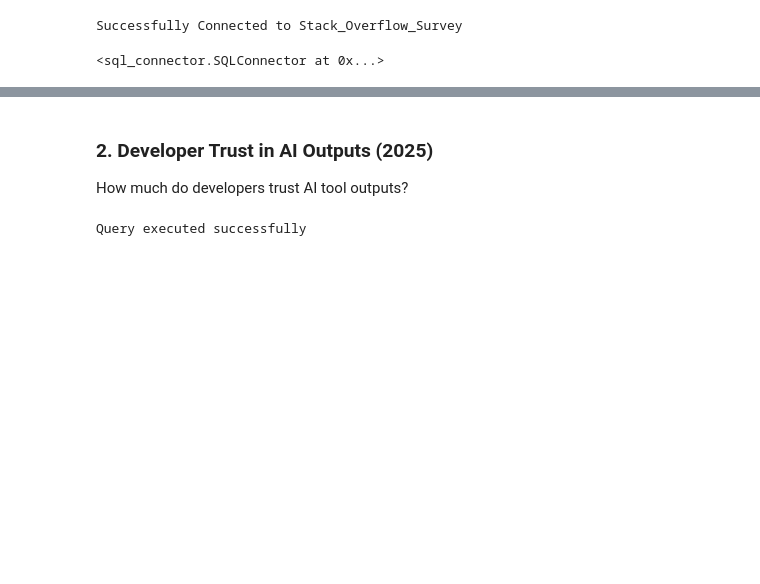
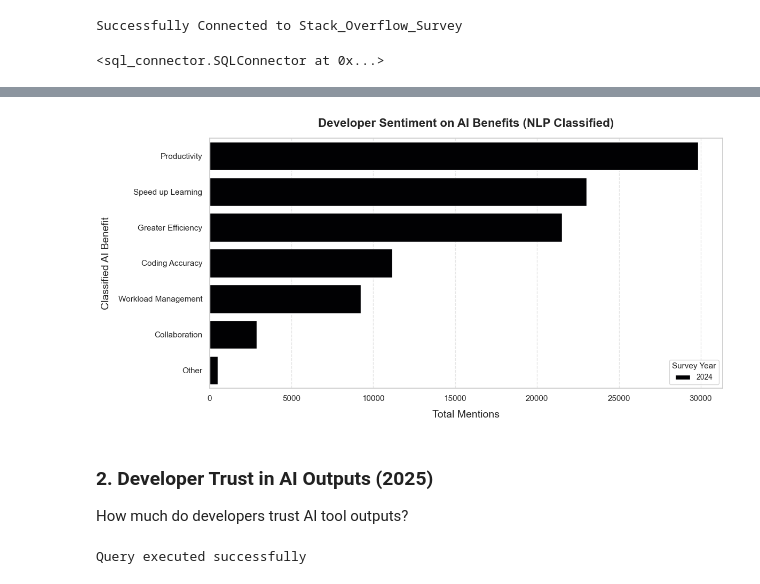
Before and after one commit to AyushRawat-ghost/Stack-Over-Flow-Survey-Data-Engineering-Project, a Jupyter notebook: Exploratory Data Analysis/05_ai_adoption_and_sentiment.ipynb, the cells around one changed output, grey strips where cells are left out. Cells and saved outputs as stored; diff of their text form; code cells hidden in the pictures; blank space fills up the shorter version.

```diff
--- a/Exploratory Data Analysis/05_ai_adoption_and_sentiment.ipynb
+++ b/Exploratory Data Analysis/05_ai_adoption_and_sentiment.ipynb
@@ -72,0 +47,84 @@ Query executed successfully
+# %%
+ai_query = """
+SELECT
+    YEAR(SurveyYear) AS Year,
+    AIBen AS AI_Benefit_Sentiment,
+    COUNT(*) AS Count
+FROM Gold.Fact_Survey
+WHERE AIBen IS NOT NULL AND AIBen <> '' AND AIBen <> 'Unknown' and YEAR(SurveyYear)=2024
+GROUP BY YEAR(SurveyYear), AIBen;
+"""
+
+df_ai = db.read_query(ai_query)
+
+if df_ai is not None and not df_ai.empty:
+    df_chart = df_ai.copy()
+
+    labels = [
+        'Greater efficiency',
+        'Speed up learning',
+        'Improve accuracy in coding',
+        'Make workload more manageable',
+        'Increase productivity',
+        'Improve collaboration'
+    ]
+
+    unique_responses = df_chart['AI_Benefit_Sentiment'].unique()
+    corpus = list(unique_responses) + labels
+
+    vectorizer = TfidfVectorizer()
+    tfidf_matrix = vectorizer.fit_transform(corpus).toarray()
+
+    response_vectors = tfidf_matrix[:len(unique_responses)]
+    label_vectors = tfidf_matrix[len(unique_responses):]
+
+    mapping_dict = {}
+    for i, res_vec in enumerate(response_vectors):
+        matched_labels = []
+        for j, lbl_vec in enumerate(label_vectors):
+            score = 1 - cosine(res_vec, lbl_vec)
+            if score > 0.3:
+                matched_labels.append(labels[j])
+        mapping_dict[unique_responses[i]] = matched_labels if matched_labels else ['Other']
+
+    df_chart['Classified_Labels'] = df_chart['AI_Benefit_Sentiment'].map(mapping_dict)
+    df_exploded = df_chart.explode('Classified_Labels')
+
+    short_label_mapping = {
+        'Greater efficiency': 'Greater Efficiency',
+        'Speed up learning': 'Speed up Learning',
+        'Improve accuracy in coding': 'Coding Accuracy',
+        'Make workload more manageable': 'Workload Management',
+        'Increase productivity': 'Productivity',
+        'Improve collaboration': 'Collaboration',
+        'Other': 'Other'
+    }
+    df_exploded['Classified_Labels'] = df_exploded['Classified_Labels'].map(short_label_mapping)
+
+    df_exploded['Total_Count'] = df_exploded['Count']
+    df_grouped = df_exploded.groupby(['Year', 'Classified_Labels'])['Total_Count'].sum().reset_index()
+    df_grouped = df_grouped.sort_values(by='Total_Count', ascending=False)
+
+    plt.figure(figsize=(12, 6))
+    ax = sns.barplot(
+        data=df_grouped,
+        x='Total_Count',
+        y='Classified_Labels',
+        hue='Year',
+        palette='magma'
+    )
+
+    plt.title('Developer Sentiment on AI Benefits (NLP Classified)', fontsize=16, fontweight='bold', pad=15)
+    plt.xlabel('Total Mentions', fontsize=14, labelpad=10)
+    plt.ylabel('Classified AI Benefit', fontsize=14, labelpad=10)
+
+    plt.xticks(fontsize=11)
+    plt.yticks(fontsize=11)
+    plt.grid(True, axis='x', linestyle='--', alpha=0.5)
+    plt.legend(title='Survey Year', title_fontsize=11, fontsize=10)
+
+    plt.tight_layout()
+    plt.show()
+else:
+    print("No data available.")
+# %% [output]
@@ -73,3 +132,4 @@ Query executed successfully
+[figure, added]
 # %% [markdown]
 ### 2. Developer Trust in AI Outputs (2025)
 
```
Also changed, not shown: parts of 7 cells of this notebook, 36 other files.
